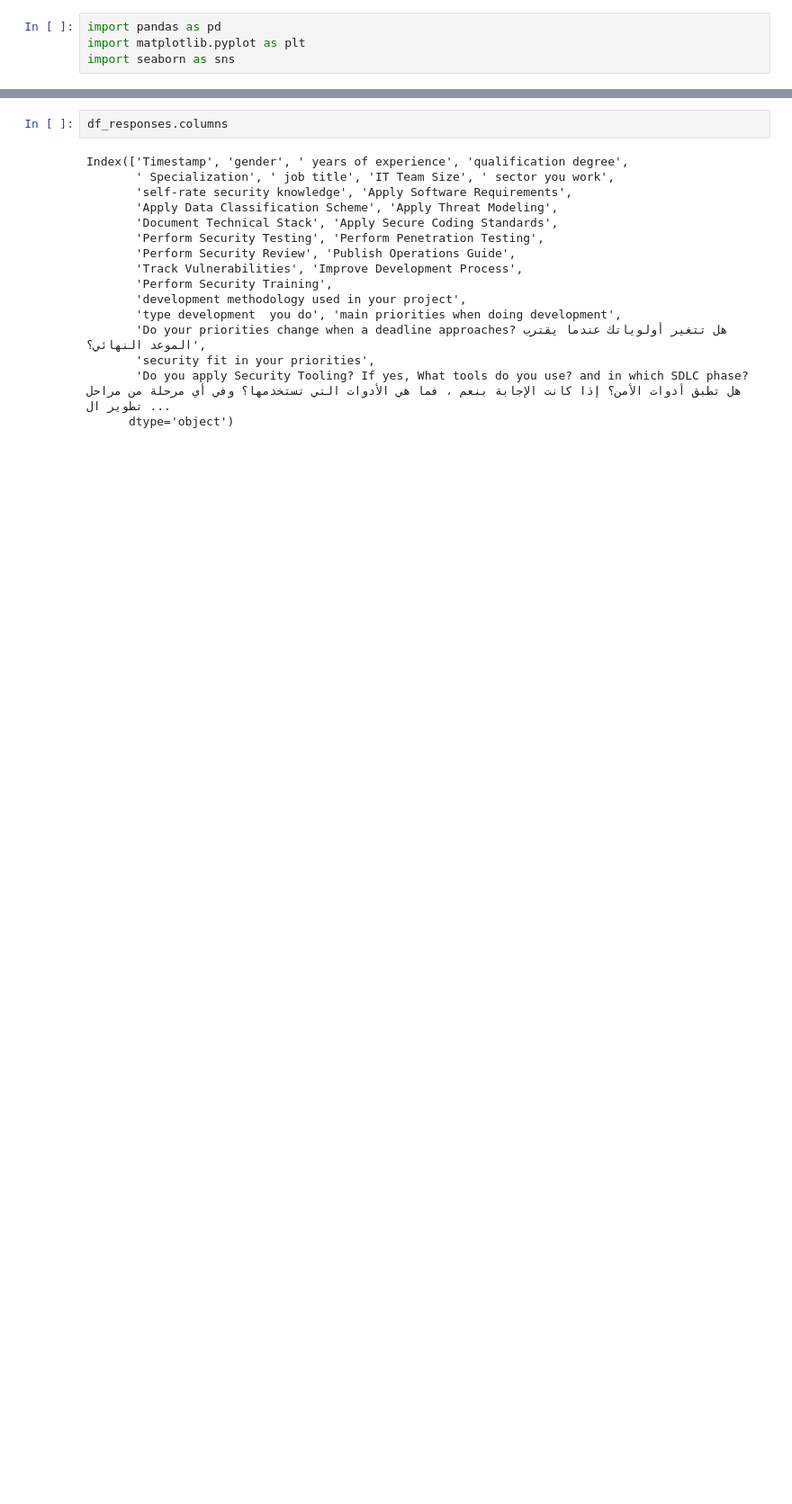
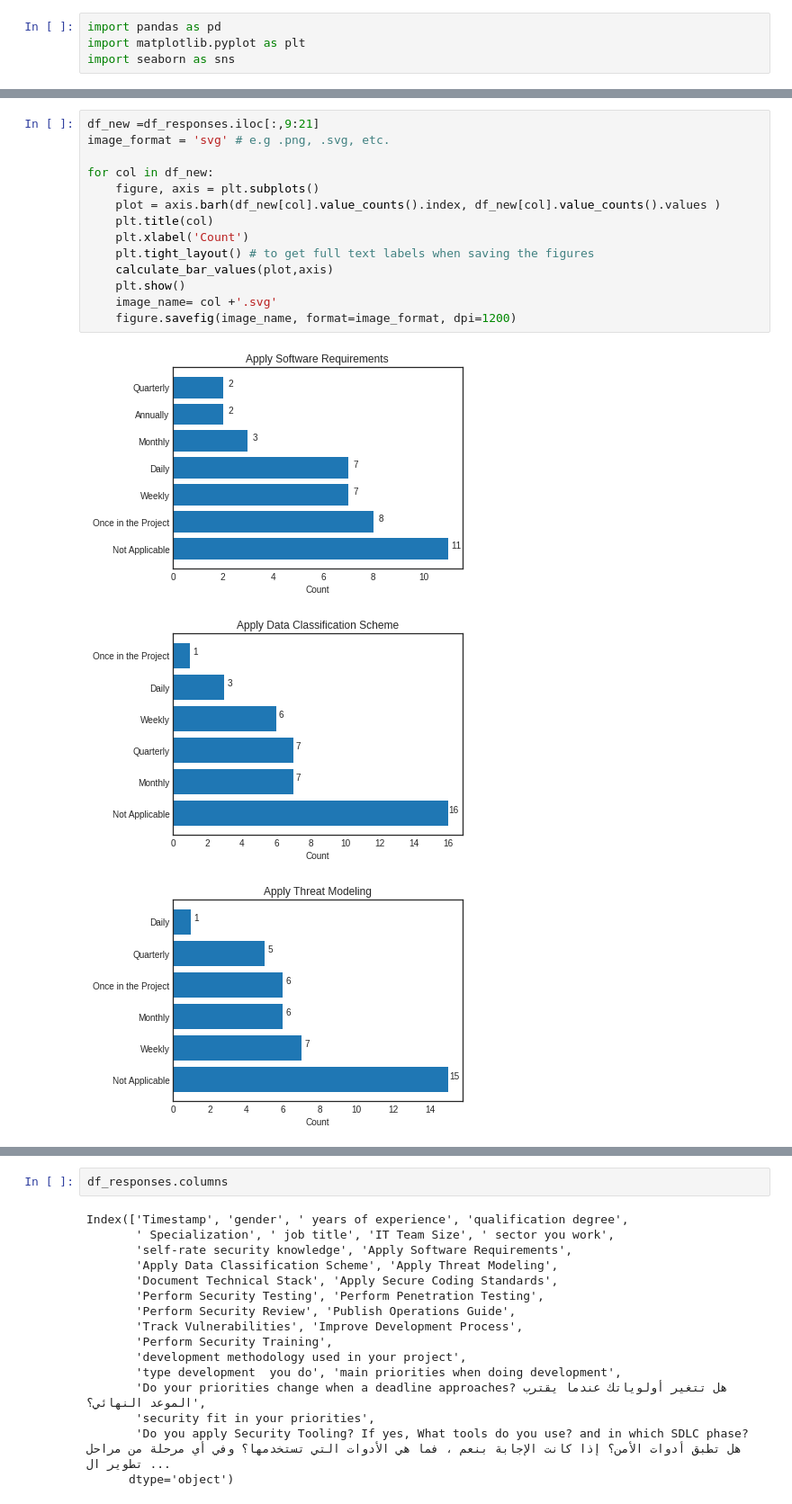
Before and after one commit to eng-aomar/Security_in_practice, a Jupyter notebook: security_in_practice.ipynb, the cells around one changed output, grey strips where cells are left out. Shown: that part at 90% size. Saved outputs shown, nothing was run; the diff lists cells and outputs as text; blank space fills up the shorter version.

```diff
--- a/security_in_practice.ipynb
+++ b/security_in_practice.ipynb
@@ -33,0 +136,18 @@ df_responses
+# %%
+df_new =df_responses.iloc[:,9:21]
+image_format = 'svg' # e.g .png, .svg, etc.
+
+for col in df_new:
+    figure, axis = plt.subplots()
+    plot = axis.barh(df_new[col].value_counts().index, df_new[col].value_counts().values )
+    plt.title(col)
+    plt.xlabel('Count')
+    plt.tight_layout() # to get full text labels when saving the figures
+    calculate_bar_values(plot,axis)
+    plt.show()
+    image_name= col +'.svg'
+    figure.savefig(image_name, format=image_format, dpi=1200)
+# %% [output]
+[figure, added]
+[figure, added]
+[figure, added]
```
Also changed, not shown: parts of 23 cells of this notebook.
